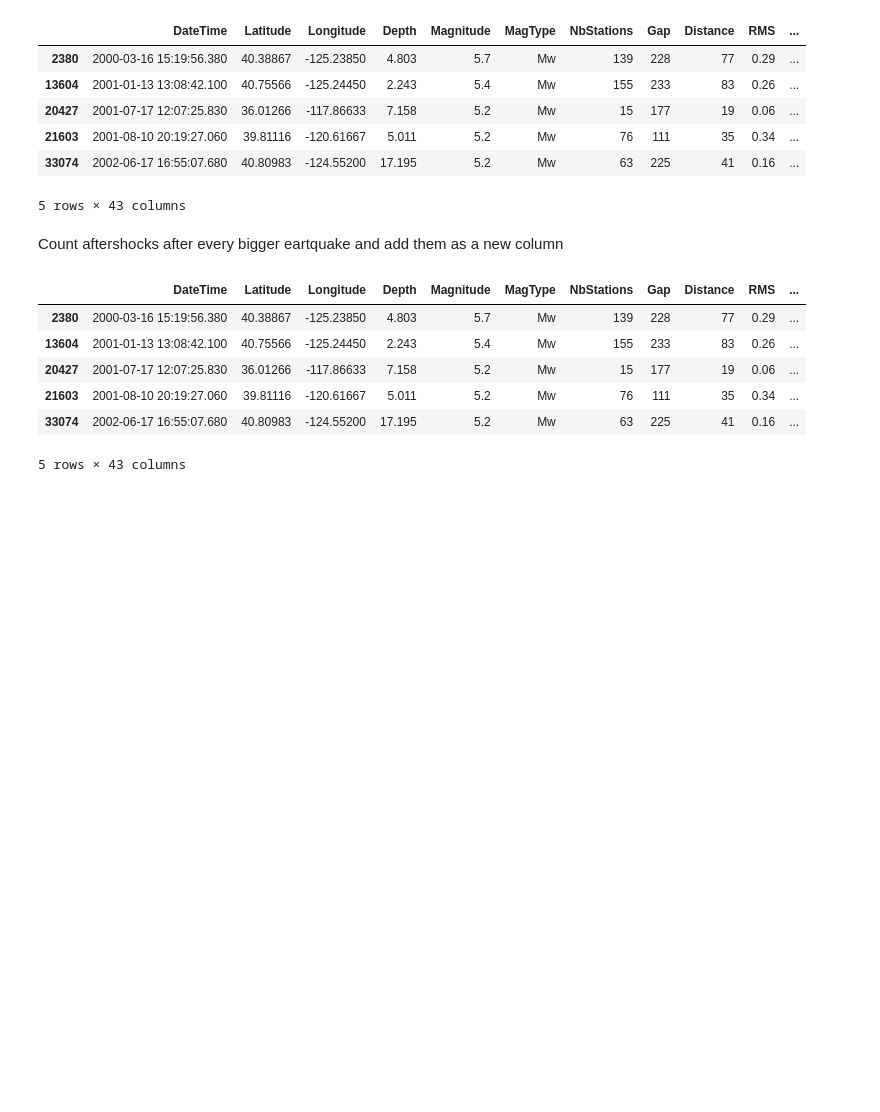
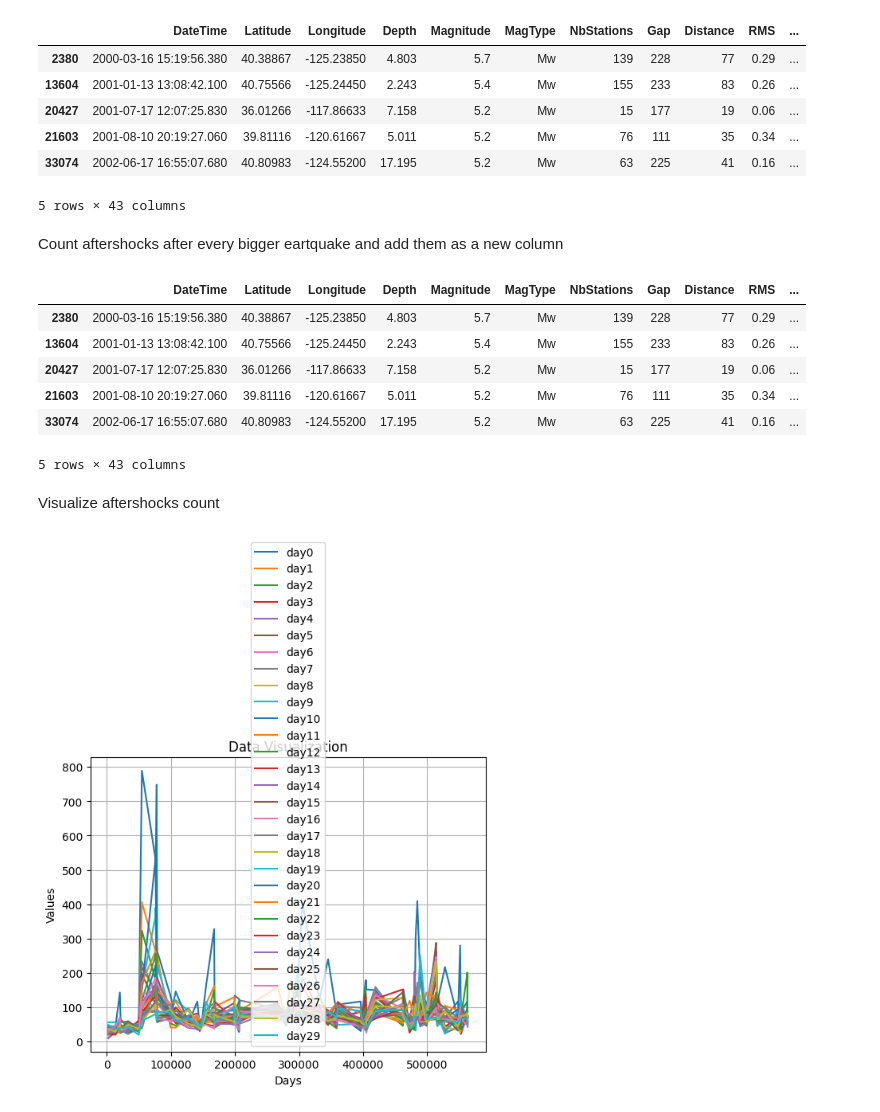
Before and after one commit to krattya/Natural-Disasters-App, a Jupyter notebook: forecast/forecast.ipynb, the cells around one changed output. Cells and saved outputs as stored; diff of their text form; code cells hidden in the pictures; blank space fills up the shorter version.

Commit message:
added visualizing of data

```diff
--- a/forecast/forecast.ipynb
+++ b/forecast/forecast.ipynb
@@ -71,3 +74,24 @@ aftershock_data.head()
 | 21603 | 2001-08-10 20:19:27.060 | 39.81116 | -120.61667 | 5.011 | 5.2 | Mw | 76 | 111 | 35 | 0.34 | ... |
 | 33074 | 2002-06-17 16:55:07.680 | 40.80983 | -124.55200 | 17.195 | 5.2 | Mw | 63 | 225 | 41 | 0.16 | ... |
 5 rows × 43 columns
+# %% [markdown]
+Visualize aftershocks count
+# %%
+plt.figure()
+
+daylist = []
+for i in range(0,30):
+    daylist.append("day"+str(i))
+
+for column in daylist:
+    plt.plot(aftershock_data[column], label=column)
+
+plt.xlabel('Days')
+plt.ylabel('Values')
+plt.title('Data Visualization')
+#plt.xticks(range(len(aftershock_data)), daylist)  # x-Achsenbeschriftung auf den Index des DataFrame setzen
+plt.legend()
+plt.grid(True)
+plt.show()
+# %% [output]
+[figure, added]
```
Also changed, not shown: parts of 3 cells of this notebook.
